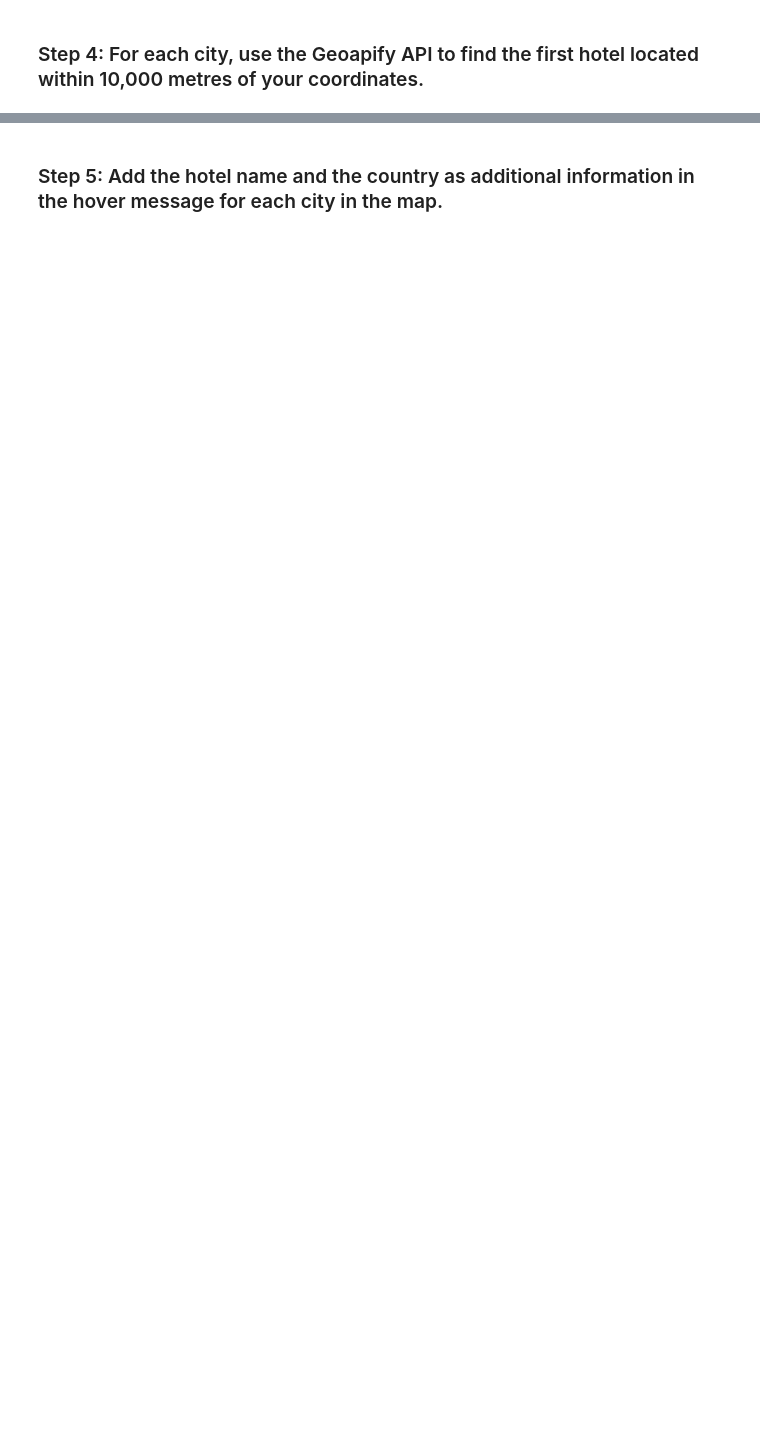
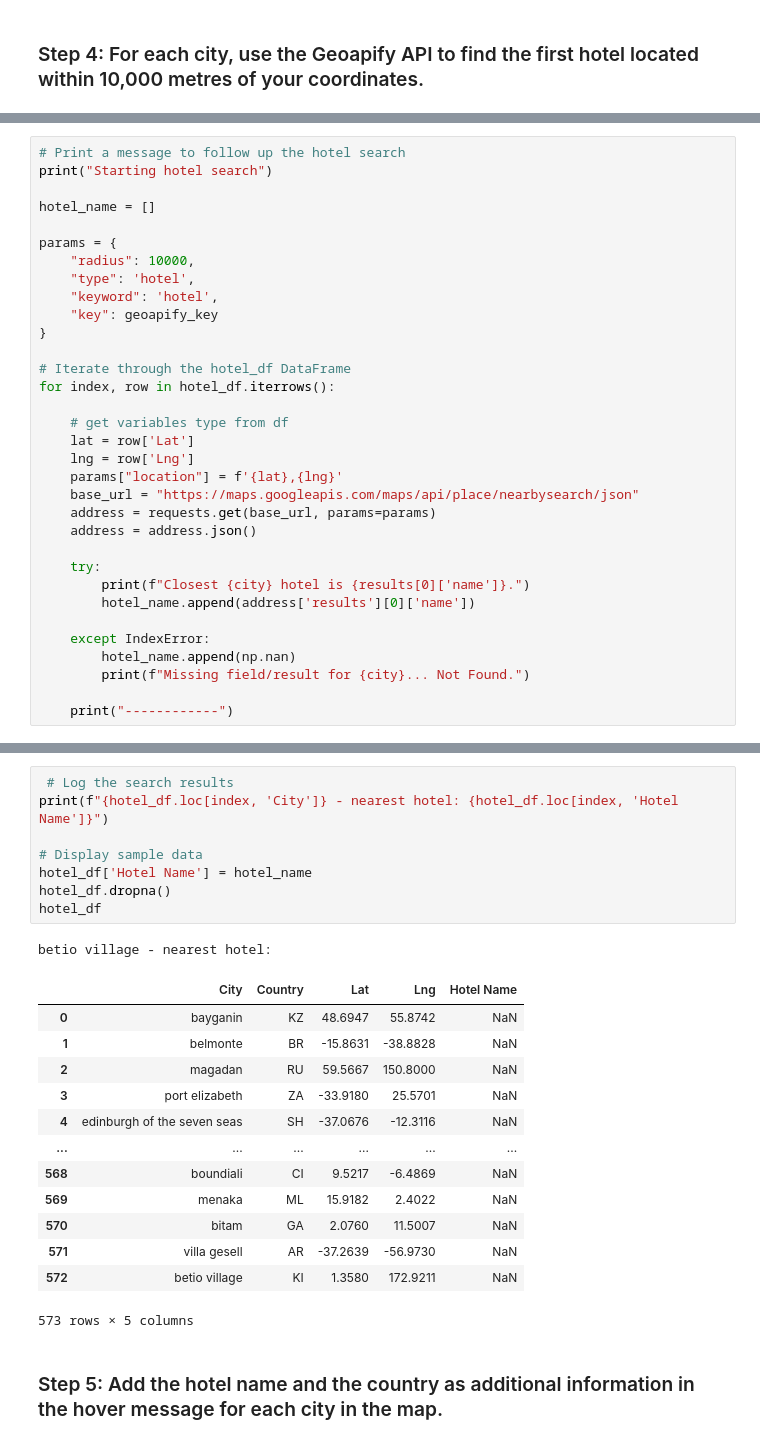
Before and after one commit to MrGoots/Python_API, a Jupyter notebook: WeatherPy/starter_code/VacationPy.ipynb, the cells around one changed output, grey strips where cells are left out. Cells and saved outputs as stored; diff of their text form; blank space fills up the shorter version.

```diff
--- a/WeatherPy/starter_code/VacationPy.ipynb
+++ b/WeatherPy/starter_code/VacationPy.ipynb
@@ -126,0 +144,33 @@ SyntaxError: invalid syntax (788381735.py, line 2)
+# %%
+# Print a message to follow up the hotel search
+print("Starting hotel search")
+
+hotel_name = []
+
+params = {
+    "radius": 10000,
+    "type": 'hotel',
+    "keyword": 'hotel',
+    "key": geoapify_key
+}
+
+# Iterate through the hotel_df DataFrame
+for index, row in hotel_df.iterrows():
+
+    # get variables type from df
+    lat = row['Lat']
+    lng = row['Lng']
+    params["location"] = f'{lat},{lng}'
+    base_url = "https://maps.googleapis.com/maps/api/place/nearbysearch/json"
+    address = requests.get(base_url, params=params)
+    address = address.json()
+
+    try:
+        print(f"Closest {city} hotel is {results[0]['name']}.")
+        hotel_name.append(address['results'][0]['name'])
+
+    except IndexError:
+        hotel_name.append(np.nan)
+        print(f"Missing field/result for {city}... Not Found.")
+
+    print("------------")
@@ -127,2 +195,25 @@ SyntaxError: invalid syntax (788381735.py, line 2)
+# %%
+ # Log the search results
+print(f"{hotel_df.loc[index, 'City']} - nearest hotel: {hotel_df.loc[index, 'Hotel Name']}")
+
+# Display sample data
+hotel_df['Hotel Name'] = hotel_name
+hotel_df.dropna()
+hotel_df
+# %% [output]
+betio village - nearest hotel:
+|  | City | Country | Lat | Lng | Hotel Name |
+| 0 | bayganin | KZ | 48.6947 | 55.8742 | NaN |
+| 1 | belmonte | BR | -15.8631 | -38.8828 | NaN |
+| 2 | magadan | RU | 59.5667 | 150.8000 | NaN |
+| 3 | port elizabeth | ZA | -33.9180 | 25.5701 | NaN |
+| 4 | edinburgh of the seven seas | SH | -37.0676 | -12.3116 | NaN |
+| ... | ... | ... | ... | ... | ... |
+| 568 | boundiali | CI | 9.5217 | -6.4869 | NaN |
+| 569 | menaka | ML | 15.9182 | 2.4022 | NaN |
+| 570 | bitam | GA | 2.0760 | 11.5007 | NaN |
+| 571 | villa gesell | AR | -37.2639 | -56.9730 | NaN |
+| 572 | betio village | KI | 1.3580 | 172.9211 | NaN |
+573 rows × 5 columns
 # %% [markdown]
 ### Step 5: Add the hotel name and the country as additional information in the hover message for each city in the map.
```
Also changed, not shown: parts of 9 cells of this notebook.
